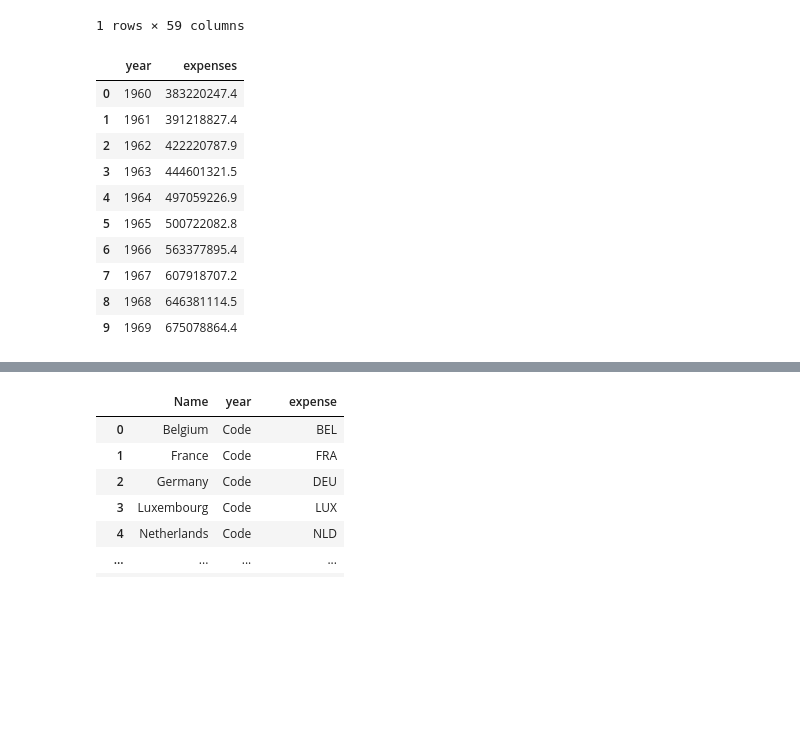
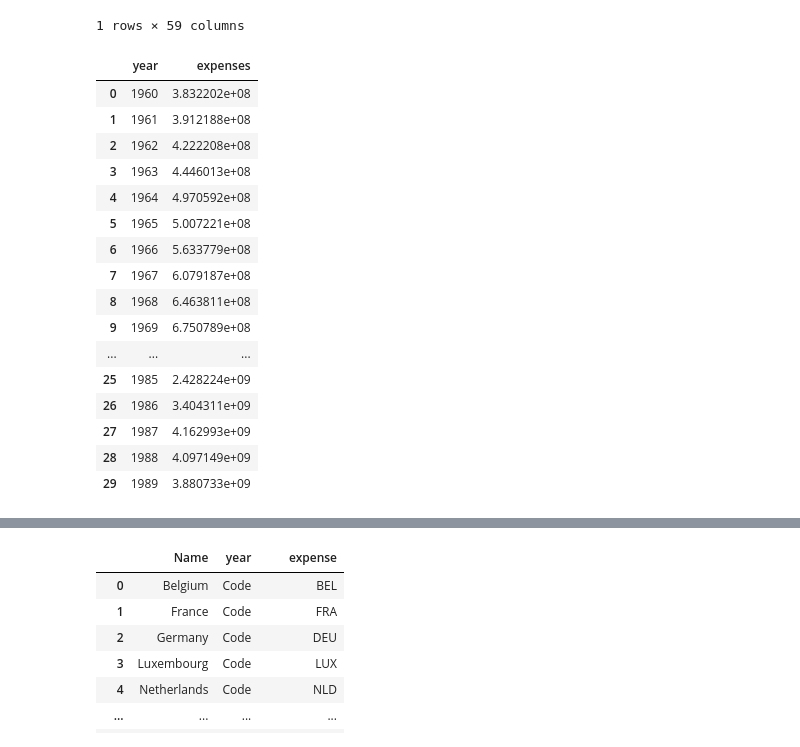
Before and after one commit to stijnverpoest/BRICS-economy, a Jupyter notebook: Military Spending.ipynb, the cells around one changed output, grey strips where cells are left out. Cells and saved outputs as stored; diff of their text form; code cells hidden in the pictures; blank space fills up the shorter version.

```diff
--- a/Military Spending.ipynb
+++ b/Military Spending.ipynb
@@ -34,16 +34,22 @@ df_belgium_years.head()
 1 rows × 59 columns
 # %%
 df_belgium_years_rows = df_belgium_years.melt(var_name = "year", value_name = "expenses")
-df_belgium_years_rows.head(10)
+df_belgium_years_rows.head(30)
 # %% [output]
 |  | year | expenses |
-| 0 | 1960 | 383220247.4 |
-| 1 | 1961 | 391218827.4 |
-| 2 | 1962 | 422220787.9 |
-| 3 | 1963 | 444601321.5 |
-| 4 | 1964 | 497059226.9 |
-| 5 | 1965 | 500722082.8 |
-| 6 | 1966 | 563377895.4 |
-| 7 | 1967 | 607918707.2 |
-| 8 | 1968 | 646381114.5 |
-| 9 | 1969 | 675078864.4 |
+| 0 | 1960 | 3.832202e+08 |
+| 1 | 1961 | 3.912188e+08 |
+| 2 | 1962 | 4.222208e+08 |
+| 3 | 1963 | 4.446013e+08 |
+| 4 | 1964 | 4.970592e+08 |
+| 5 | 1965 | 5.007221e+08 |
+| 6 | 1966 | 5.633779e+08 |
+| 7 | 1967 | 6.079187e+08 |
+| 8 | 1968 | 6.463811e+08 |
+| 9 | 1969 | 6.750789e+08 |
+| ... | ... | ... |
+| 25 | 1985 | 2.428224e+09 |
+| 26 | 1986 | 3.404311e+09 |
+| 27 | 1987 | 4.162993e+09 |
+| 28 | 1988 | 4.097149e+09 |
+| 29 | 1989 | 3.880733e+09 |
```
Also changed, not shown: parts of 6 cells of this notebook.
